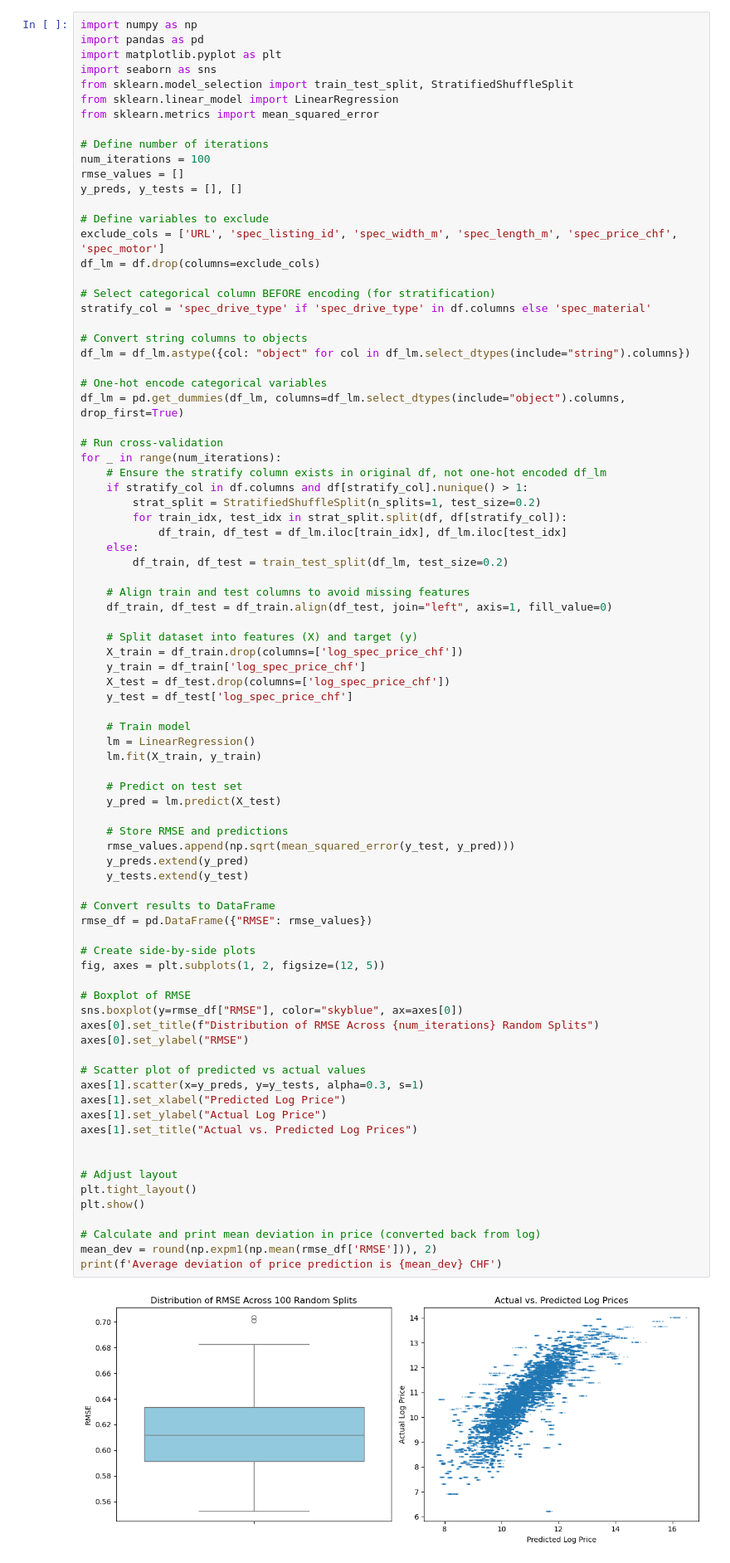
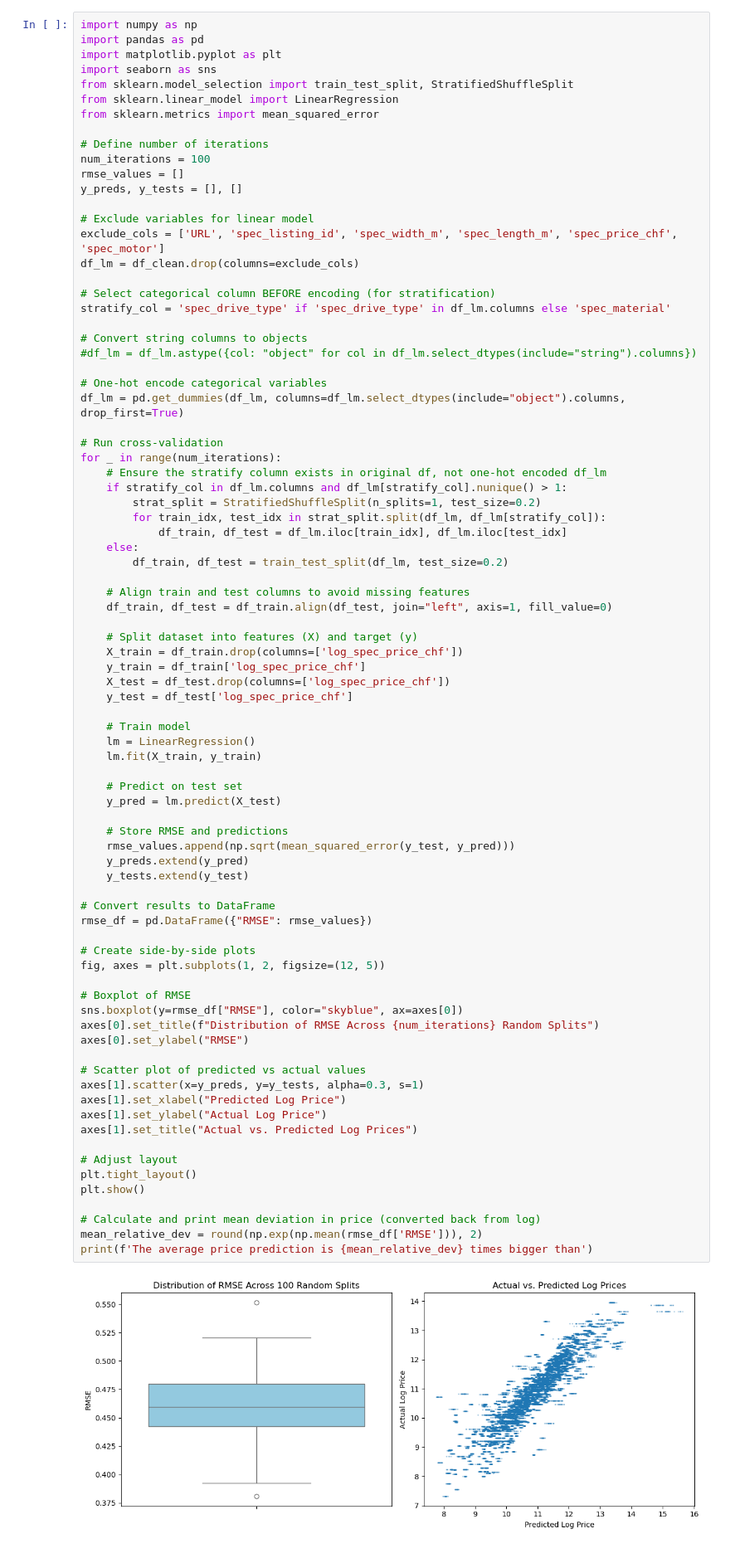
Before and after one commit to ledostxx/boat-valuation, a Jupyter notebook: new_structure/hedonic_model.ipynb, the cells around one changed output. Shown at 83% size. Saved outputs shown, nothing was run; the diff lists cells and outputs as text.

```diff
--- a/new_structure/hedonic_model.ipynb
+++ b/new_structure/hedonic_model.ipynb
@@ -393,15 +328,15 @@ num_iterations = 100
 rmse_values = []
 y_preds, y_tests = [], []
 
-# Define variables to exclude
+# Exclude variables for linear model
 exclude_cols = ['URL', 'spec_listing_id', 'spec_width_m', 'spec_length_m', 'spec_price_chf', 'spec_motor']
-df_lm = df.drop(columns=exclude_cols)
+df_lm = df_clean.drop(columns=exclude_cols)
 
 # Select categorical column BEFORE encoding (for stratification)
-stratify_col = 'spec_drive_type' if 'spec_drive_type' in df.columns else 'spec_material'
+stratify_col = 'spec_drive_type' if 'spec_drive_type' in df_lm.columns else 'spec_material'
 
 # Convert string columns to objects
-df_lm = df_lm.astype({col: "object" for col in df_lm.select_dtypes(include="string").columns})
+#df_lm = df_lm.astype({col: "object" for col in df_lm.select_dtypes(include="string").columns})
 
 # One-hot encode categorical variables
 df_lm = pd.get_dummies(df_lm, columns=df_lm.select_dtypes(include="object").columns, drop_first=True)
@@ -409,9 +344,9 @@ df_lm = pd.get_dummies(df_lm, columns=df_lm.select_dtypes(include="object").colu
 # Run cross-validation
 for _ in range(num_iterations):
     # Ensure the stratify column exists in original df, not one-hot encoded df_lm
-    if stratify_col in df.columns and df[stratify_col].nunique() > 1:
+    if stratify_col in df_lm.columns and df_lm[stratify_col].nunique() > 1:
         strat_split = StratifiedShuffleSplit(n_splits=1, test_size=0.2)
-        for train_idx, test_idx in strat_split.split(df, df[stratify_col]):
+        for train_idx, test_idx in strat_split.split(df_lm, df_lm[stratify_col]):
             df_train, df_test = df_lm.iloc[train_idx], df_lm.iloc[test_idx]
     else:
         df_train, df_test = train_test_split(df_lm, test_size=0.2)
@@ -433,34 +368,33 @@ for _ in range(num_iterations):
     y_pred = lm.predict(X_test)
 
     # Store RMSE and predictions
     rmse_values.append(np.sqrt(mean_squared_error(y_test, y_pred)))
     y_preds.extend(y_pred)
     y_tests.extend(y_test)
 
 # Convert results to DataFrame
 rmse_df = pd.DataFrame({"RMSE": rmse_values})
 
 # Create side-by-side plots
 fig, axes = plt.subplots(1, 2, figsize=(12, 5))
 
 # Boxplot of RMSE
 sns.boxplot(y=rmse_df["RMSE"], color="skyblue", ax=axes[0])
 axes[0].set_title(f"Distribution of RMSE Across {num_iterations} Random Splits")
 axes[0].set_ylabel("RMSE")
 
 # Scatter plot of predicted vs actual values
 axes[1].scatter(x=y_preds, y=y_tests, alpha=0.3, s=1)
 axes[1].set_xlabel("Predicted Log Price")
 axes[1].set_ylabel("Actual Log Price")
 axes[1].set_title("Actual vs. Predicted Log Prices")
 
-
 # Adjust layout
 plt.tight_layout()
 plt.show()
 
 # Calculate and print mean deviation in price (converted back from log)
-mean_dev = round(np.expm1(np.mean(rmse_df['RMSE'])), 2)
-print(f'Average deviation of price prediction is {mean_dev} CHF')
+mean_relative_dev = round(np.exp(np.mean(rmse_df['RMSE'])), 2)
+print(f'The average price prediction is {mean_relative_dev} times bigger than')
 # %% [output]
-[figure, old version]
+[figure, new version]
```
Also changed, not shown: parts of 15 cells of this notebook.
